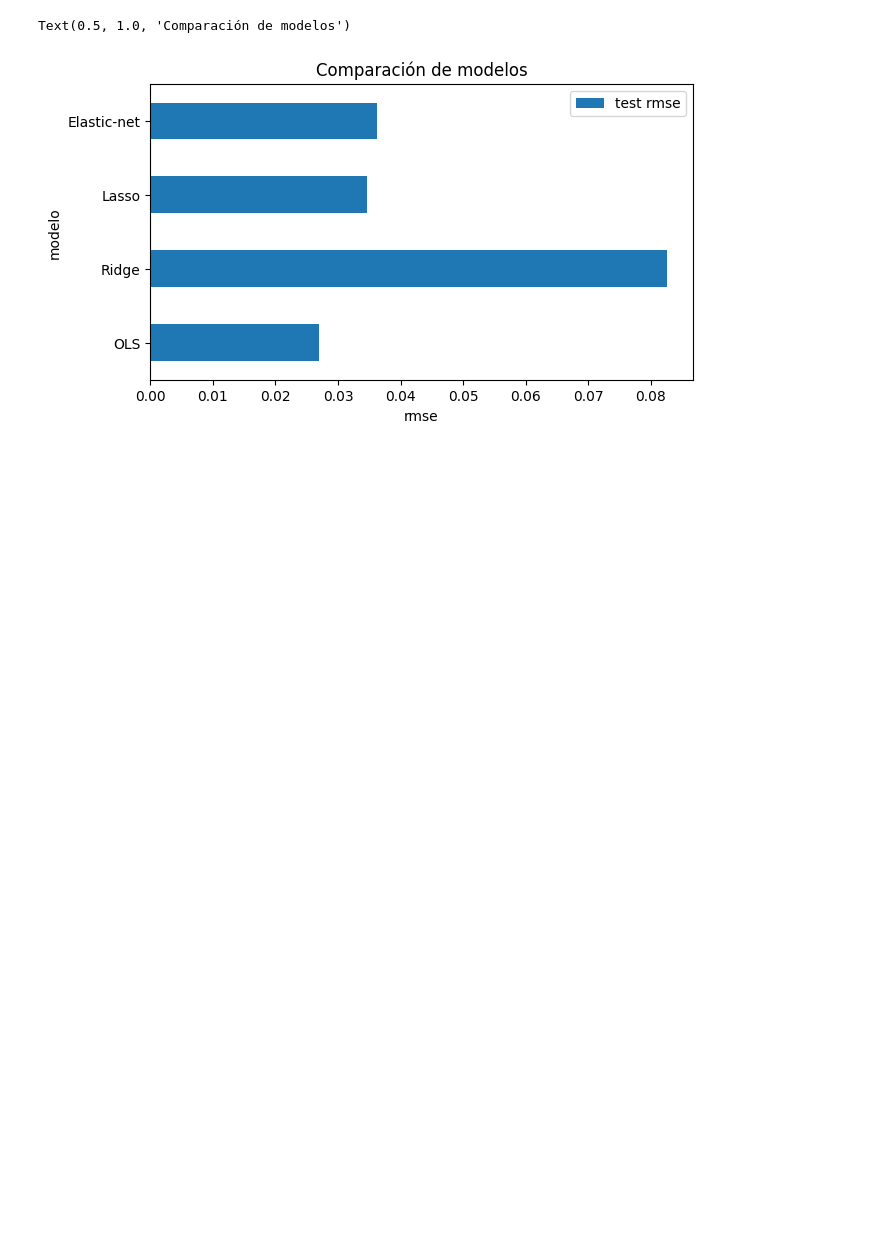
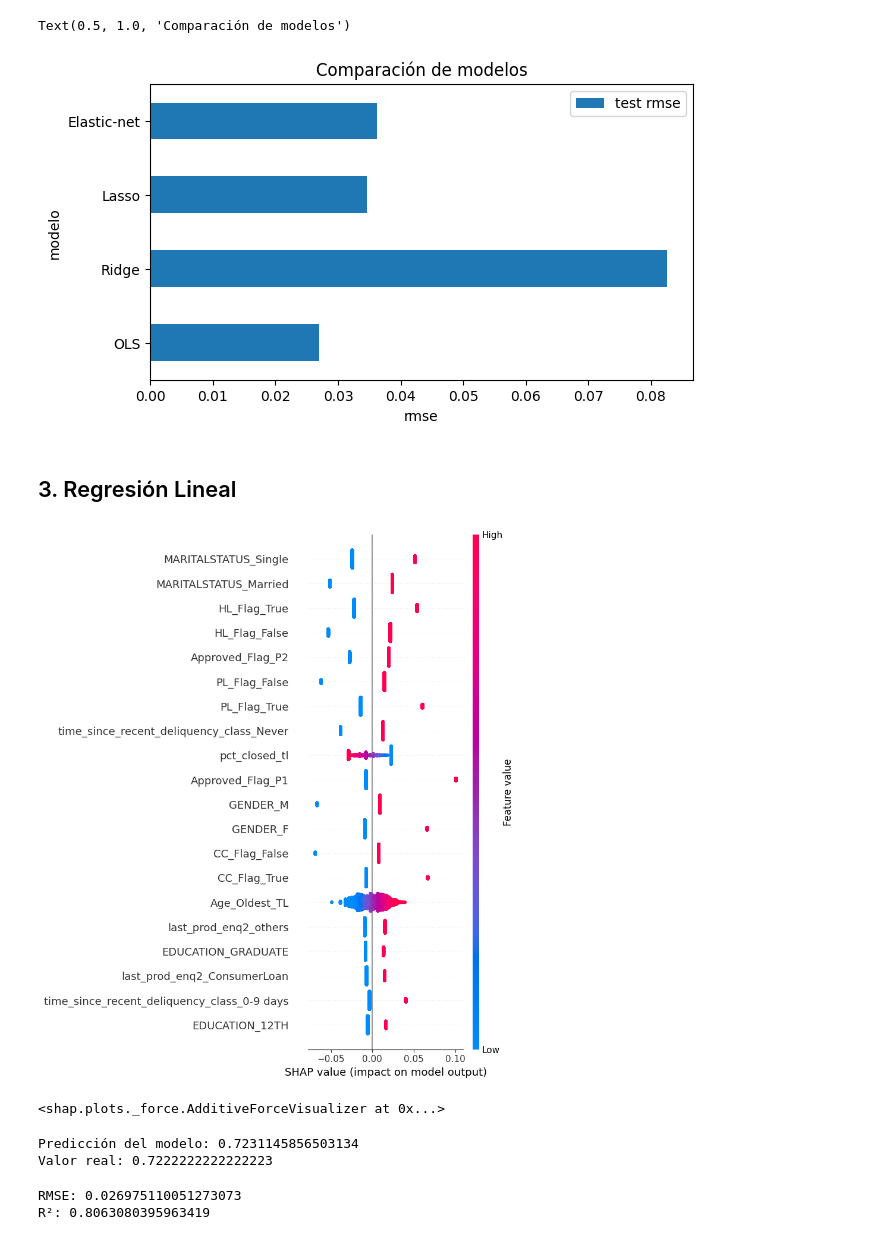
Before and after one commit to Ismaelasoo/ML-Credit-Scoring, a Jupyter notebook: Model.ipynb, the cells around one changed output. Drawn from its saved outputs; the diff is of its cells as text; code cells hidden in the pictures; blank space fills up the shorter version.

```diff
--- a/Model.ipynb
+++ b/Model.ipynb
@@ -468,3 +458,56 @@ ax.set_title('Comparación de modelos');
 # %% [output]
 Text(0.5, 1.0, 'Comparación de modelos')
 [figure]
+# %% [markdown]
+## 3. Regresión Lineal
+# %%
+# Crear el explicador de SHAP para el mejor modelo de regresión lineal
+explainer = shap.LinearExplainer(OLS, X_train)
+
+# Obtener los valores SHAP para todo el conjunto de prueba
+shap_values = explainer.shap_values(X_test)
+
+# Visualizar la importancia de las características
+shap.summary_plot(shap_values, X_test)
+# %% [output]
+[figure, added]
+# %%
+# Usar shap.sample para reducir el número de muestras de fondo
+background_data = shap.sample(X_train, 100)
+
+# Crear el explicador de SHAP con el conjunto reducido de muestras
+explainer = shap.LinearExplainer(OLS, background_data)
+
+# Obtener los valores SHAP para la primera muestra de X_test (solo la primera muestra)
+shap_values = explainer.shap_values(X_test.iloc[0:1, :])
+
+# Visualizar los valores SHAP para la primera muestra
+shap.force_plot(explainer.expected_value, shap_values[0], X_test.iloc[0, :])
+# %% [output]
+<shap.plots._force.AdditiveForceVisualizer at 0x...>
+# %%
+# Obtener la predicción del modelo para la misma muestra
+prediccion = OLS.predict([X_test.iloc[0, :]])[0]
+
+# Obtener el valor real de la muestra
+valor_real = y_test.iloc[0]
+
+# Mostrar la comparación
+print(f"Predicción del modelo: {prediccion}")
+print(f"Valor real: {valor_real}")
+# %% [output]
+Predicción del modelo: 0.7231145856503134
+Valor real: 0.7222222222222223
+# %%
+# Calcular RMSE y R² en el conjunto de prueba
+predicciones_test = OLS.predict(X_test)
+mse_ols = mean_squared_error(y_test, predicciones_test)
+rmse_ols = np.sqrt(mse_ols)
+r2_ols = r2_score(y_test, predicciones_test)
+
+# Imprimir las métricas
+print(f"RMSE: {rmse_ols}")
+print(f"R²: {r2_ols}")
+# %% [output]
+RMSE: 0.026975110051273073
+R²: 0.8063080395963419
```
Also changed, not shown: parts of 17 cells of this notebook.
